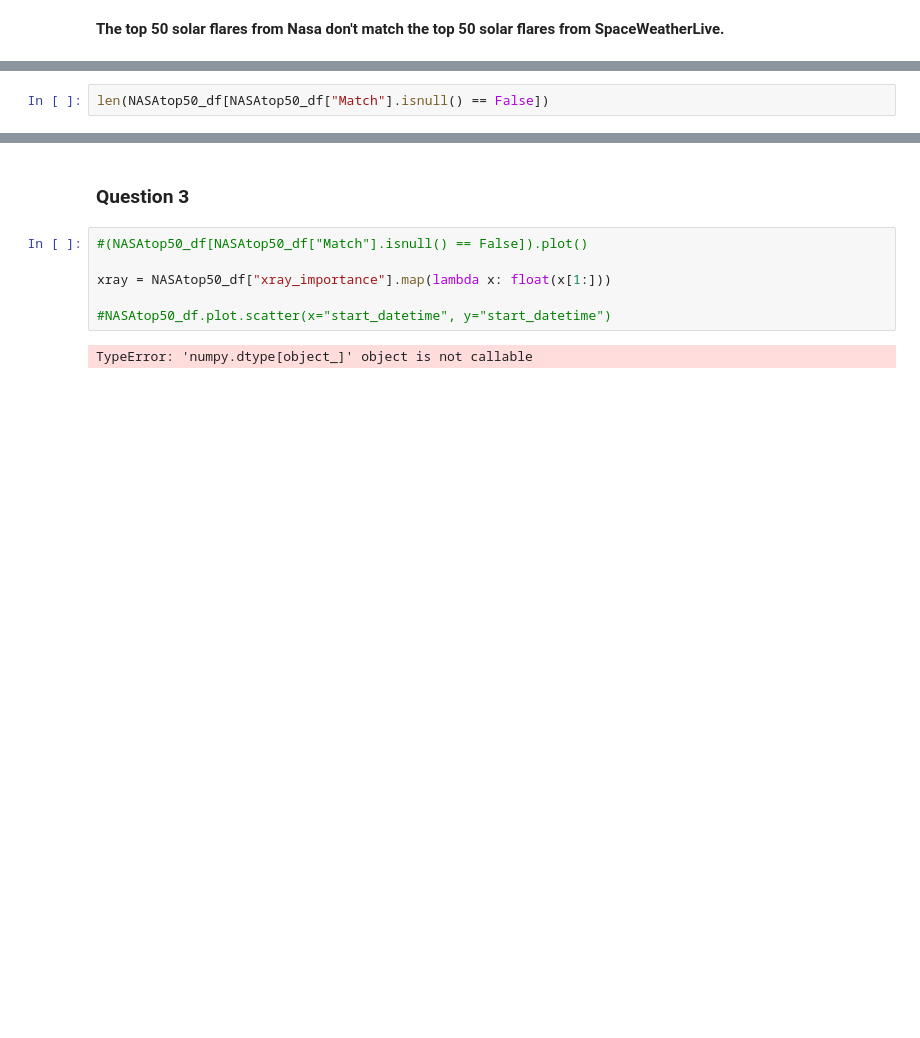
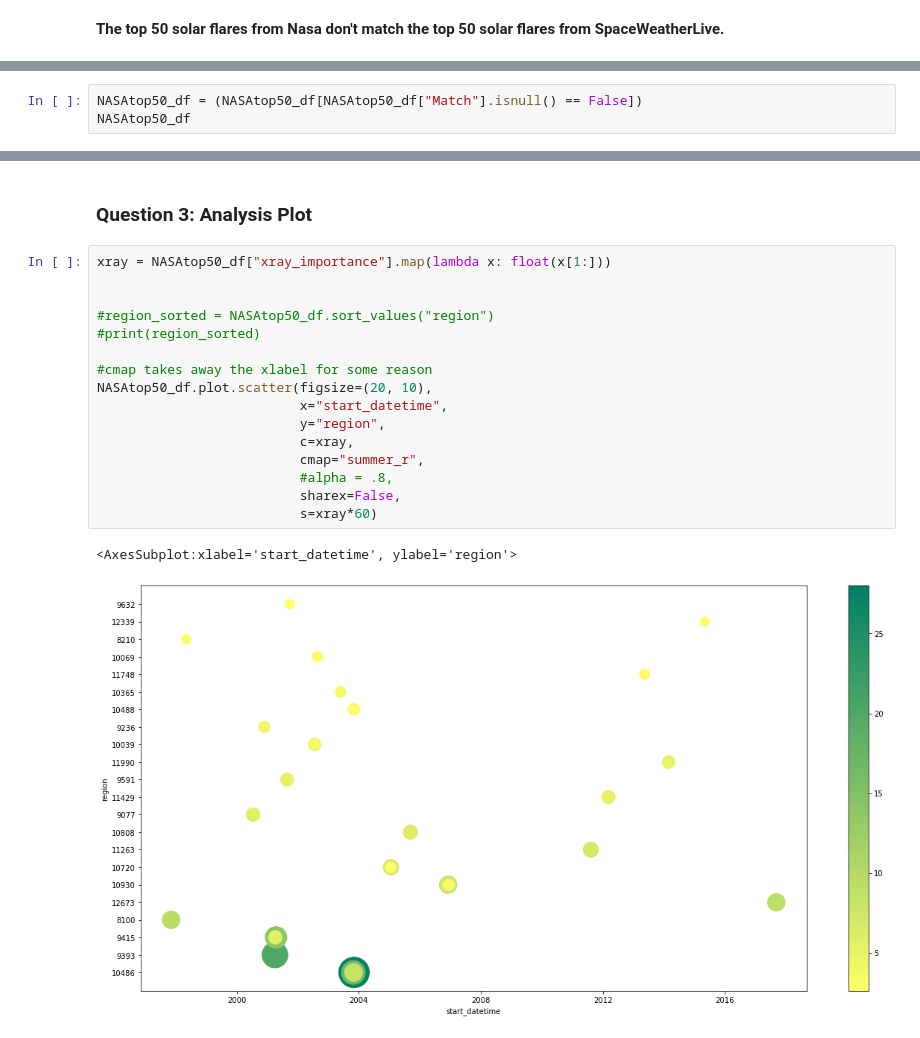
Before and after one commit to NickOuellet/Fly-Me-To-The-Moon, a Jupyter notebook: Fly Me To The Moon - P1P1.ipynb, the cells around one changed output, grey strips where cells are left out. Cells and saved outputs as stored; diff of their text form; blank space fills up the shorter version.

```diff
--- a/Fly Me To The Moon - P1P1.ipynb
+++ b/Fly Me To The Moon - P1P1.ipynb
@@ -449,3 +448,4 @@ NASAtop50_df
 # %%
-len(NASAtop50_df[NASAtop50_df["Match"].isnull() == False])
+NASAtop50_df = (NASAtop50_df[NASAtop50_df["Match"].isnull() == False])
+NASAtop50_df
 # %% [output]
@@ -453,10 +469,21 @@ len(NASAtop50_df[NASAtop50_df["Match"].isnull() == False])
 # %% [markdown]
-### Question 3
+### Question 3: Analysis Plot
 # %%
-#(NASAtop50_df[NASAtop50_df["Match"].isnull() == False]).plot()
-
 xray = NASAtop50_df["xray_importance"].map(lambda x: float(x[1:]))
 
-#NASAtop50_df.plot.scatter(x="start_datetime", y="start_datetime")
+
+#region_sorted = NASAtop50_df.sort_values("region")
+#print(region_sorted)
+
+#cmap takes away the xlabel for some reason
+NASAtop50_df.plot.scatter(figsize=(20, 10),
+                          x="start_datetime",
+                          y="region",
+                          c=xray,
+                          cmap="summer_r",
+                          #alpha = .8,
+                          sharex=False,
+                          s=xray*60)
 # %% [output]
-TypeError: 'numpy.dtype[object_]' object is not callable
+<AxesSubplot:xlabel='start_datetime', ylabel='region'>
+[figure, added]
```
Also changed, not shown: parts of 5 cells of this notebook.
